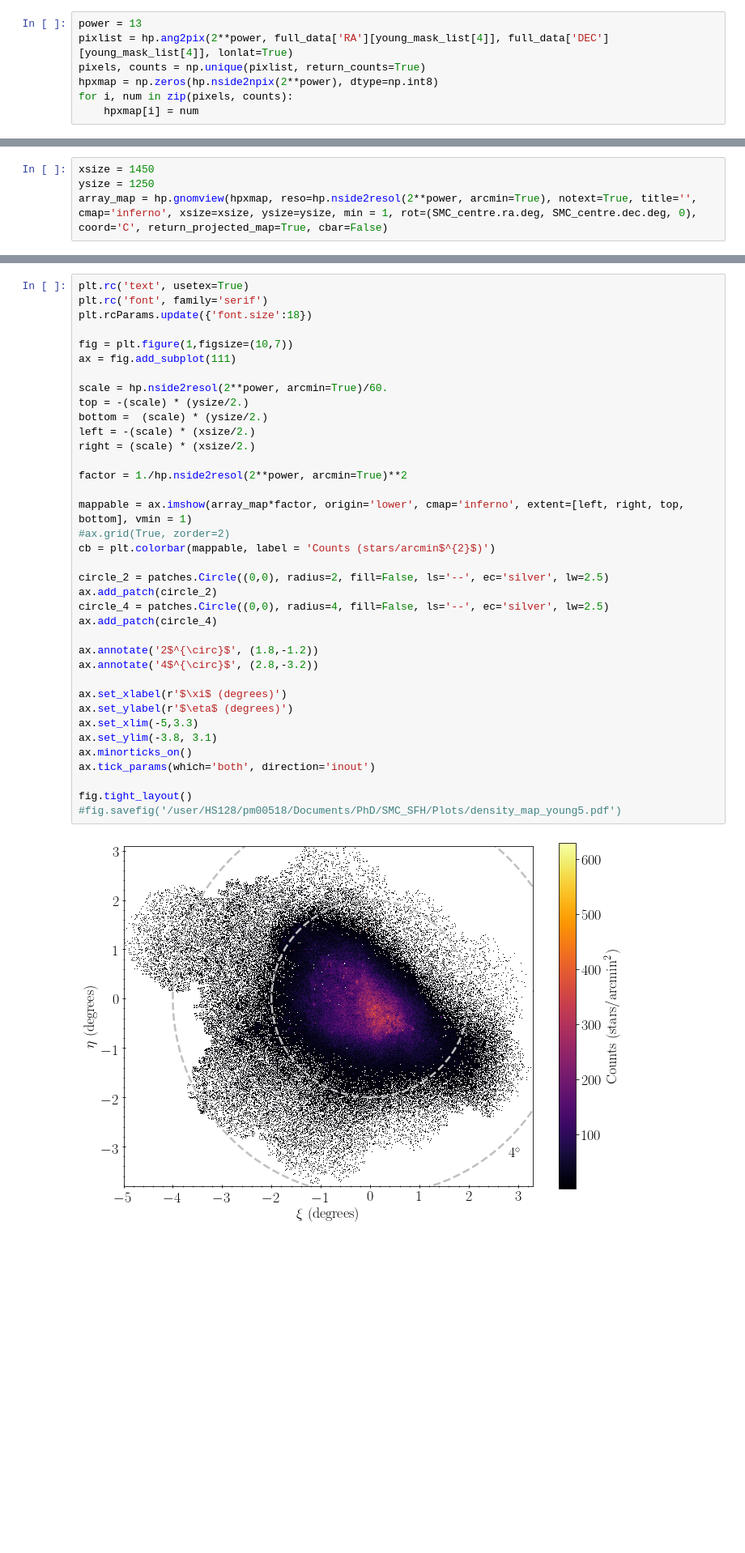
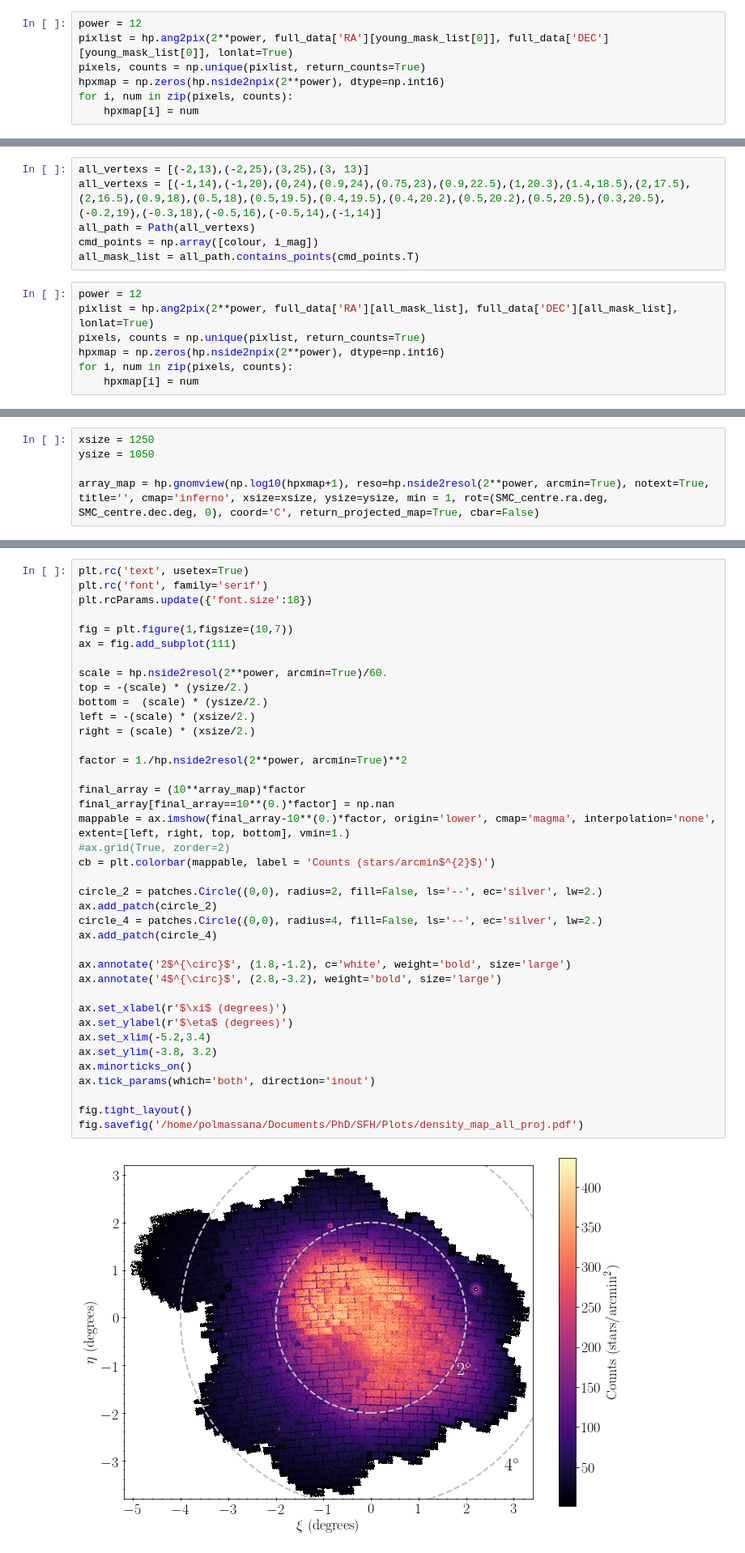
Before and after one commit to pmassana/sfh_codes, a Jupyter notebook: MS_maps.ipynb, the cells around one changed output, grey strips where cells are left out. Shown at 81% size. Saved outputs shown, nothing was run; the diff lists cells and outputs as text; blank space fills up the shorter version.

```diff
--- a/MS_maps.ipynb
+++ b/MS_maps.ipynb
@@ -198,9 +197,9 @@ for i, vertexs in enumerate(young_vertexs_list):
 # %%
 SMC_centre = SkyCoord.from_name('SMC')
 # %%
-power = 13
-pixlist = hp.ang2pix(2**power, full_data['RA'][young_mask_list[4]], full_data['DEC'][young_mask_list[4]], lonlat=True)
+power = 12
+pixlist = hp.ang2pix(2**power, full_data['RA'][young_mask_list[0]], full_data['DEC'][young_mask_list[0]], lonlat=True)
 pixels, counts = np.unique(pixlist, return_counts=True)
-hpxmap = np.zeros(hp.nside2npix(2**power), dtype=np.int8)
+hpxmap = np.zeros(hp.nside2npix(2**power), dtype=np.int16)
 for i, num in zip(pixels, counts):
     hpxmap[i] = num
@@ -206,0 +210,13 @@ for i, num in zip(pixels, counts):
+# %%
+all_vertexs = [(-2,13),(-2,25),(3,25),(3, 13)]
+all_vertexs = [(-1,14),(-1,20),(0,24),(0.9,24),(0.75,23),(0.9,22.5),(1,20.3),(1.4,18.5),(2,17.5),(2,16.5),(0.9,18),(0.5,18),(0.5,19.5),(0.4,19.5),(0.4,20.2),(0.5,20.2),(0.5,20.5),(0.3,20.5),(-0.2,19),(-0.3,18),(-0.5,16),(-0.5,14),(-1,14)]
+all_path = Path(all_vertexs)
+cmd_points = np.array([colour, i_mag])
+all_mask_list = all_path.contains_points(cmd_points.T)
+# %%
+power = 12
+pixlist = hp.ang2pix(2**power, full_data['RA'][all_mask_list], full_data['DEC'][all_mask_list], lonlat=True)
+pixels, counts = np.unique(pixlist, return_counts=True)
+hpxmap = np.zeros(hp.nside2npix(2**power), dtype=np.int16)
+for i, num in zip(pixels, counts):
+    hpxmap[i] = num
@@ -207,5 +232,6 @@ for i, num in zip(pixels, counts):
 # %%
-xsize = 1450
-ysize = 1250
-array_map = hp.gnomview(hpxmap, reso=hp.nside2resol(2**power, arcmin=True), notext=True, title='', cmap='inferno', xsize=xsize, ysize=ysize, min = 1, rot=(SMC_centre.ra.deg, SMC_centre.dec.deg, 0), coord='C', return_projected_map=True, cbar=False)
+xsize = 1250
+ysize = 1050
+
+array_map = hp.gnomview(np.log10(hpxmap+1), reso=hp.nside2resol(2**power, arcmin=True), notext=True, title='', cmap='inferno', xsize=xsize, ysize=ysize, min = 1, rot=(SMC_centre.ra.deg, SMC_centre.dec.deg, 0), coord='C', return_projected_map=True, cbar=False)
 # %% [output]
@@ -213,39 +239,41 @@ array_map = hp.gnomview(hpxmap, reso=hp.nside2resol(2**power, arcmin=True), note
 # %%
 plt.rc('text', usetex=True)
 plt.rc('font', family='serif')
 plt.rcParams.update({'font.size':18})
 
 fig = plt.figure(1,figsize=(10,7))
 ax = fig.add_subplot(111)
 
 scale = hp.nside2resol(2**power, arcmin=True)/60.
 top = -(scale) * (ysize/2.)
 bottom =  (scale) * (ysize/2.)
 left = -(scale) * (xsize/2.)
 right = (scale) * (xsize/2.)
 
 factor = 1./hp.nside2resol(2**power, arcmin=True)**2
 
-mappable = ax.imshow(array_map*factor, origin='lower', cmap='inferno', extent=[left, right, top, bottom], vmin = 1)
+final_array = (10**array_map)*factor
+final_array[final_array==10**(0.)*factor] = np.nan
+mappable = ax.imshow(final_array-10**(0.)*factor, origin='lower', cmap='magma', interpolation='none', extent=[left, right, top, bottom], vmin=1.)
 #ax.grid(True, zorder=2)
 cb = plt.colorbar(mappable, label = 'Counts (stars/arcmin$^{2}$)')
 
-circle_2 = patches.Circle((0,0), radius=2, fill=False, ls='--', ec='silver', lw=2.5)
+circle_2 = patches.Circle((0,0), radius=2, fill=False, ls='--', ec='silver', lw=2.)
 ax.add_patch(circle_2)
-circle_4 = patches.Circle((0,0), radius=4, fill=False, ls='--', ec='silver', lw=2.5)
+circle_4 = patches.Circle((0,0), radius=4, fill=False, ls='--', ec='silver', lw=2.)
 ax.add_patch(circle_4)
 
-ax.annotate('2$^{\circ}$', (1.8,-1.2))
-ax.annotate('4$^{\circ}$', (2.8,-3.2))
+ax.annotate('2$^{\circ}$', (1.8,-1.2), c='white', weight='bold', size='large')
+ax.annotate('4$^{\circ}$', (2.8,-3.2), weight='bold', size='large')
 
 ax.set_xlabel(r'$\xi$ (degrees)')
 ax.set_ylabel(r'$\eta$ (degrees)')
-ax.set_xlim(-5,3.3)
-ax.set_ylim(-3.8, 3.1)
+ax.set_xlim(-5.2,3.4)
+ax.set_ylim(-3.8, 3.2)
 ax.minorticks_on()
 ax.tick_params(which='both', direction='inout')
 
 fig.tight_layout()
-#fig.savefig('/user/HS128/pm00518/Documents/PhD/SMC_SFH/Plots/density_map_young5.pdf')
+fig.savefig('/home/polmassana/Documents/PhD/SFH/Plots/density_map_all_proj.pdf')
 # %% [output]
-[figure, old version]
+[figure, new version]
```
Also changed, not shown: parts of 13 cells of this notebook, 1 other file.
